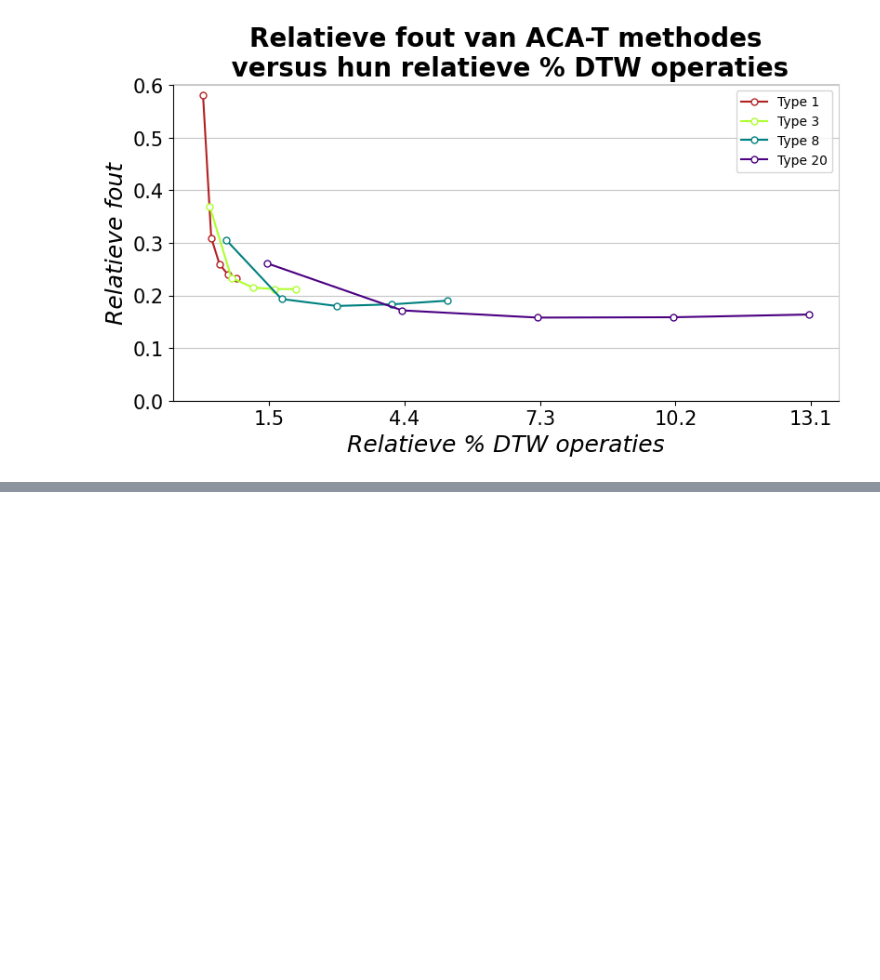
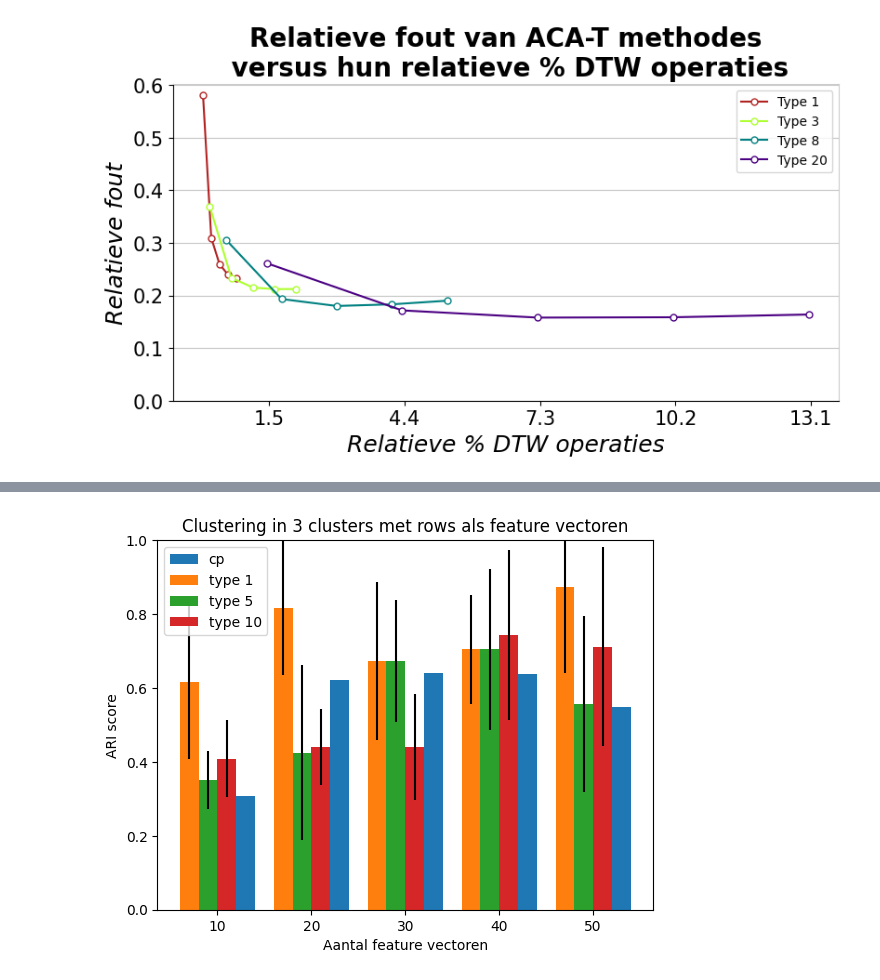
Before and after one commit to lolgameboy/TensorTimeSeriesClustering, a Jupyter notebook: scripts/notebook.ipynb, the cells around one changed output, grey strips where cells are left out. Cells and saved outputs as stored; diff of their text form; code cells hidden in the pictures; blank space fills up the shorter version.

Commit message:
Finished setting up cluster experiments

```diff
--- a/scripts/notebook.ipynb
+++ b/scripts/notebook.ipynb
@@ -26,0 +37,5 @@ data loaded from files
+# %%
+#
+cluster_ari([1,5,10], 3, 'rows', 10, 10, 50, get_overview()["exercise"], 10, True, True, 4)
+# %% [output]
+[figure, added]
```
Also changed, not shown: parts of 4 cells of this notebook, 4 other files.
